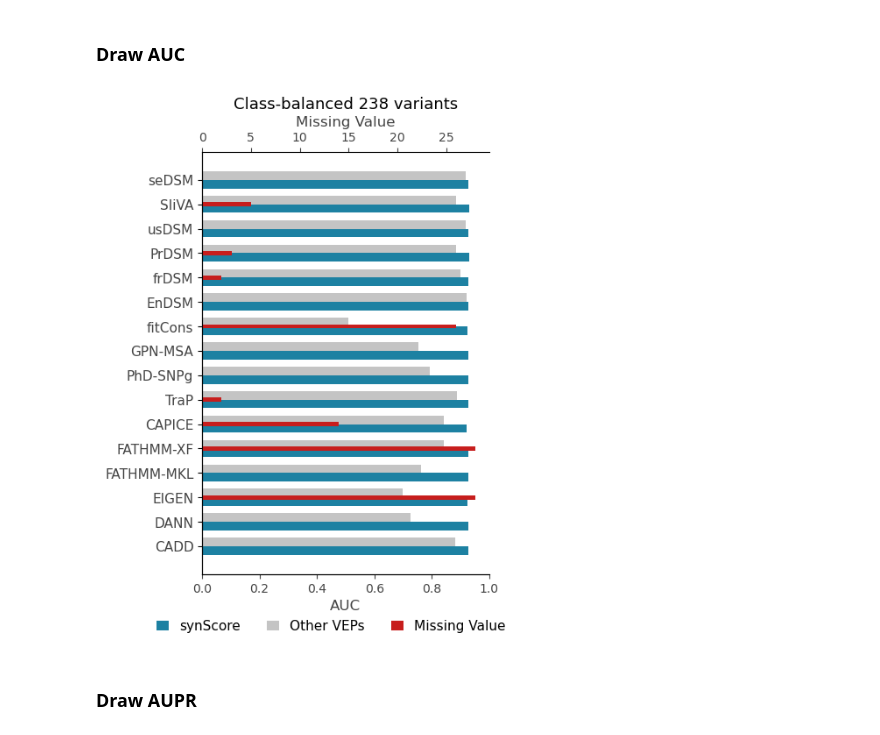
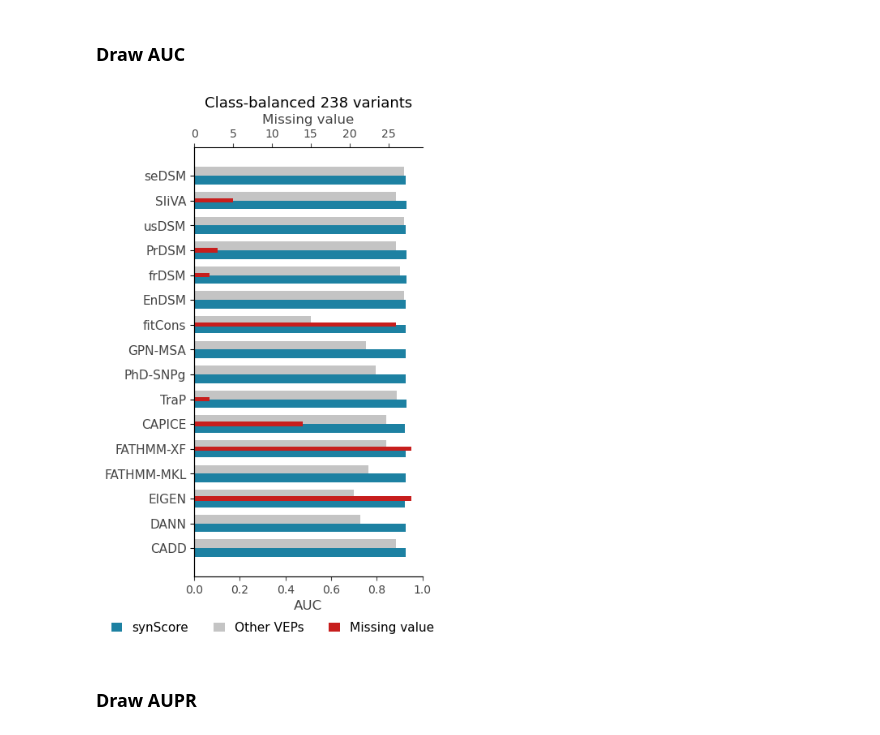
Before and after one commit to xialab-ahu/SynMall, a Jupyter notebook: Code/1-SynMall-Prediciton.ipynb, the cells around one changed output. Cells and saved outputs as stored; diff of their text form; code cells hidden in the pictures.

Commit message:
add visualization demo for Figure2

```diff
--- a/Code/1-SynMall-Prediciton.ipynb
+++ b/Code/1-SynMall-Prediciton.ipynb
@@ -510,6 +542,7 @@ metrics = evaluate_predictions(y_test, y_pred)
 	- pairwise: take synScore and VEP `x`, calculate metrics based on their intersection.
 # %%
 # 1 prepare data
+metrics_result = pd.read_csv("../Result/prediction/SynMall.pred.csv")
 benchmark = metrics_result[['Variant38', 'label', 'y_pred']]
 benchmark.rename(columns={'y_pred': 'synScore', 'Variant38': 'variant38'}, inplace=True)
 
@@ -533,17 +566,14 @@ usecols_snv = ['variant38',
 			   'sedsm_score']
 df_common = pd.read_csv("../Data/Features/test/Generic_deleteriousness_scores.csv", usecols=usecols_com)
 df_ssnv = pd.read_csv("../Data/Features/test/Synonymous_specific_deleteriousness_scores.csv", usecols=usecols_snv)
-# df_oldSynScore = pd.read_csv("../Data/Features/synScore.old.test.txt", sep='\t')
+
 
 benchmark = benchmark.merge(df_common, how='left', left_on='variant38', right_on='variant38', suffixes=('', '_m'))
 benchmark = benchmark.merge(df_ssnv, how='left', left_on='variant38', right_on='variant38', suffixes=('', '_m'))
-# benchmark = benchmark.merge(df_oldSynScore, how='left', left_on='variant38', right_on='variant38', suffixes=('', '_m'))
 benchmark.columns = ['variant38', 'label', 'synScore', 'CADD', 'DANN', 'EIGEN',
 				 'FATHMM-MKL', 'FATHMM-XF', 'CAPICE', 'TraP', 'PhD-SNPg', 'GPN-MSA', 'fitCons',
 				 'EnDSM', 'frDSM', 'PrDSM', 'usDSM', 'SliVA', 'seDSM']
-# benchmark.columns = ['variant38', 'label', 'synScore_new', 'CADD', 'DANN', 'EIGEN',
-# 				 'FATHMM-MKL', 'FATHMM-XF', 'CAPICE', 'TraP', 'PhD-SNPg', 'GPN-MSA', 'fitCons',
-# 				 'EnDSM', 'frDSM', 'PrDSM', 'usDSM', 'SliVA', 'seDSM', 'synScore_old']
+
 benchmark.head()
 # %% [output]
 |  | variant38 | label | synScore | CADD | DANN | EIGEN | FATHMM-MKL | FATHMM-XF | CAPICE | TraP | ... |
@@ -827,42 +857,42 @@ def draw_pairwise_auc(data, save_path):
 	auc_our = data["AUC_our"].tolist()
 	auc_compare = data["AUC_compare"].tolist()
 	amounts = data["amount"].tolist()
-	# fig, ax1 = plt.subplots(figsize=(4.5, 7))
-	fig, ax1 = plt.subplots(figsize=(5, 6.5))
+	fig, ax1 = plt.subplots(figsize=(4.5, 7))
+	# fig, ax1 = plt.subplots(figsize=(5, 6.5))
 	# AUC
 	ax1.barh(y - height/2, auc_our, height, label="synScore", color="#1d81a2")
 	# ax1.barh(y - height/2, auc_our, height, label="synScore_new", color="#1d81a2")
 	ax1.barh(y + height/2, auc_compare, height, label="Other VEPs", color="#c4c4c4")
 	ax1.set_xlim(0, 1)
 	ax1.set_xlabel("AUC", fontsize=12, color='#444')
 	ax1.set_yticks(y)
 	ax1.set_yticklabels(veps, fontsize=11, color='#444')
 	ax1.tick_params(axis="x", labelsize=10, color='#444', labelcolor='#444')
 	ax1.spines["top"].set_visible(False)
 	ax1.spines["right"].set_visible(False)
 	ax1.set_title(f"Class-balanced 238 variants", fontsize=13)
 	# Missing value
 	ax2 = ax1.twiny()
-	ax2.barh(y, amounts, height*0.5, label="Missing Value", color="#c71e1d")
-	ax2.set_xlabel("Missing Value", fontsize=12, color='#444')
+	ax2.barh(y, amounts, height*0.5, label="Missing value", color="#c71e1d")
+	ax2.set_xlabel("Missing value", fontsize=12, color='#444')
 	ax2.tick_params(axis="x", labelsize=10, labelcolor='#444', color='#444')
 	ax2.spines["right"].set_visible(False)
 	# Legend
 	lines, labels = [], []
 	for ax in [ax1, ax2]:
 		lns, lbls = ax.get_legend_handles_labels()
 		lines.extend(lns)
 		labels.extend(lbls)
 	ax1.legend(lines, labels, fontsize=11,  bbox_to_anchor=[1.1, -0.08], ncol=3, frameon=False, handlelength=0.9)
 	plt.tight_layout()
 	if save_path:
-		plt.savefig(save_path, bbox_inches='tight')
+		plt.savefig(save_path, bbox_inches='tight', dpi=300)
 	plt.show()
 
-# draw_pairwise_auc(pairwise_df, save_path="../Result/plot/pairwise.auc.jpg")
-draw_pairwise_auc(pairwise_df, save_path=None)
+draw_pairwise_auc(pairwise_df, save_path="../Result/plot/pairwise.auc.jpg")
+# draw_pairwise_auc(pairwise_df, save_path=None)
 # %% [output]
-[figure, old version]
+[figure, new version]
 # %% [markdown]
 ### Draw AUPR
 # %%
```
Also changed, not shown: parts of 16 cells of this notebook, 2 other files.
